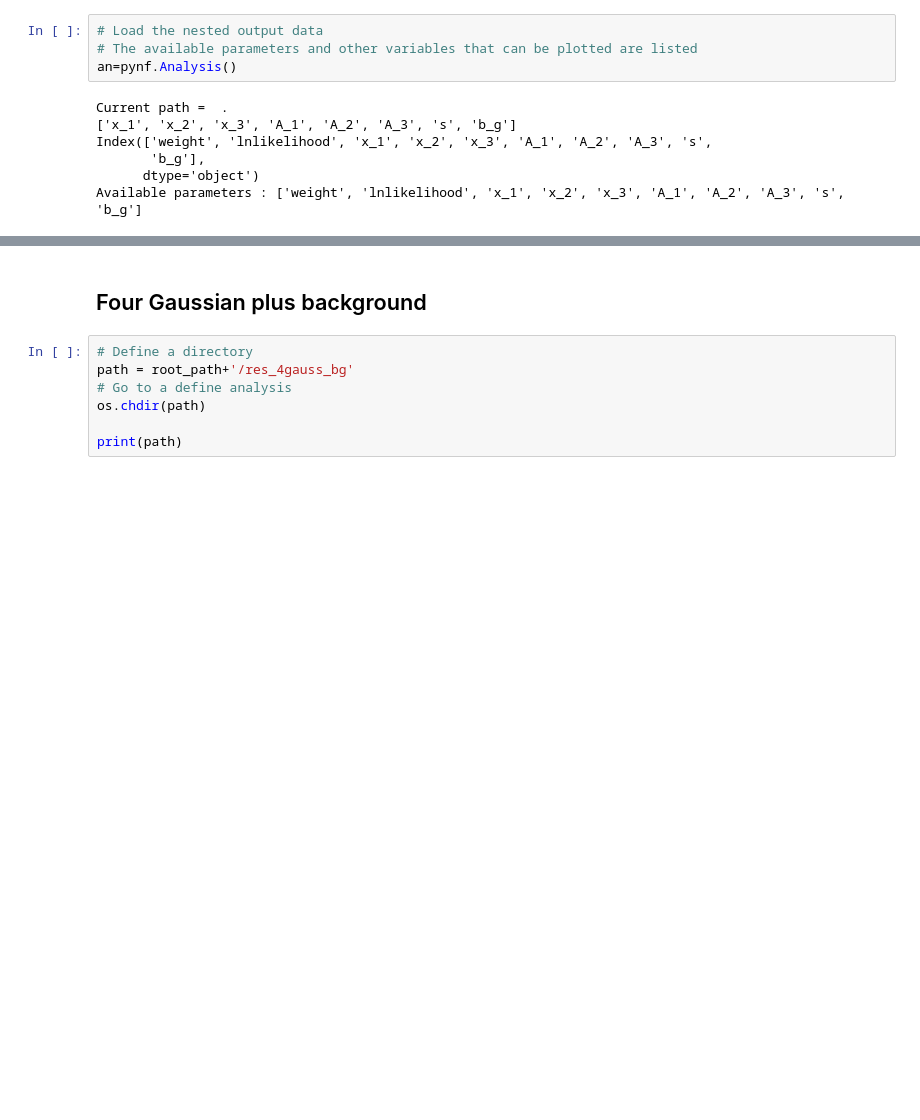
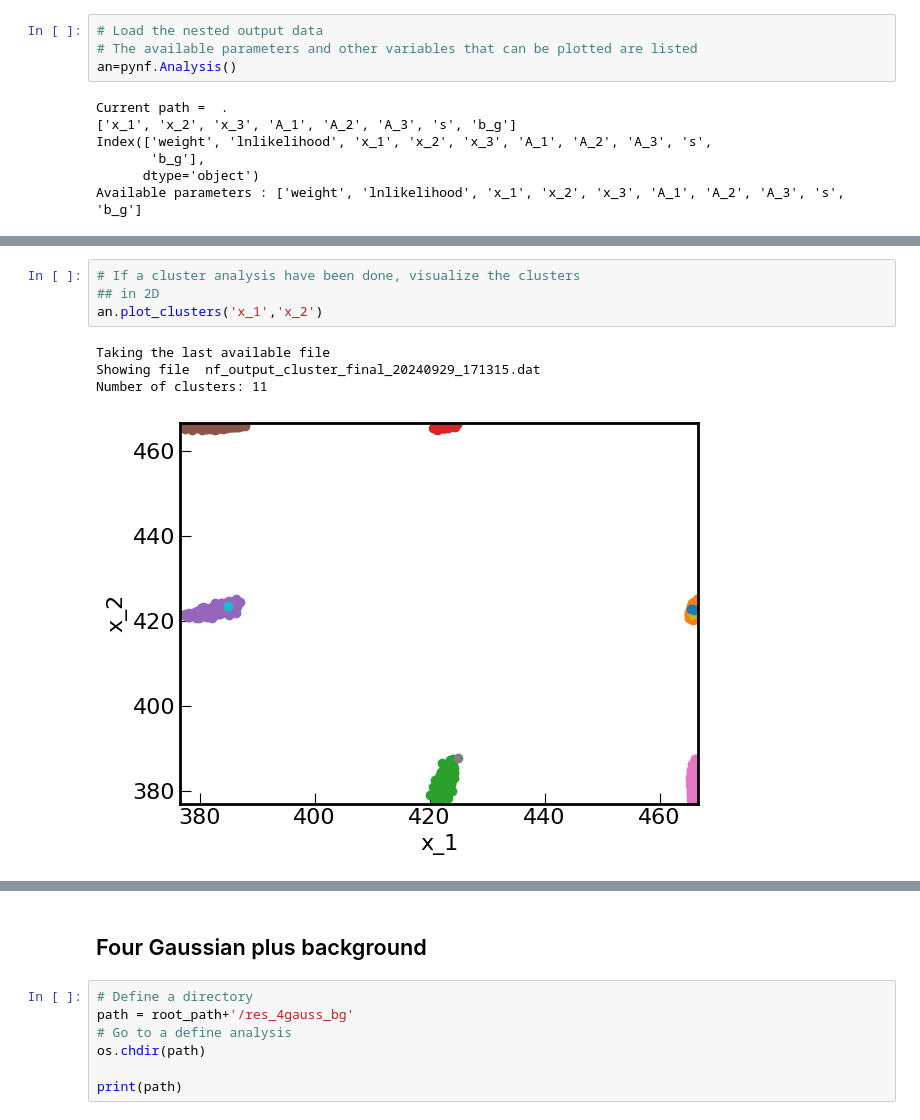
Before and after one commit to martinit18/nested_fit, a Jupyter notebook: examples/jupyter_notebooks/simple_analysis_visu.ipynb, the cells around one changed output, grey strips where cells are left out. Drawn from its saved outputs; the diff is of its cells as text; blank space fills up the shorter version.

```diff
--- a/examples/jupyter_notebooks/simple_analysis_visu.ipynb
+++ b/examples/jupyter_notebooks/simple_analysis_visu.ipynb
@@ -516,0 +517,9 @@ d_G      = 13.300463    ± 0.296304
+# %%
+# If a cluster analysis have been done, visualize the clusters
+## in 2D
+an.plot_clusters('x_1','x_2')
+# %% [output]
+Taking the last available file
+Showing file  nf_output_cluster_final_20240929_171315.dat
+Number of clusters: 11
+[figure, added]
```
Also changed, not shown: parts of 37 cells of this notebook, 5 other files.
